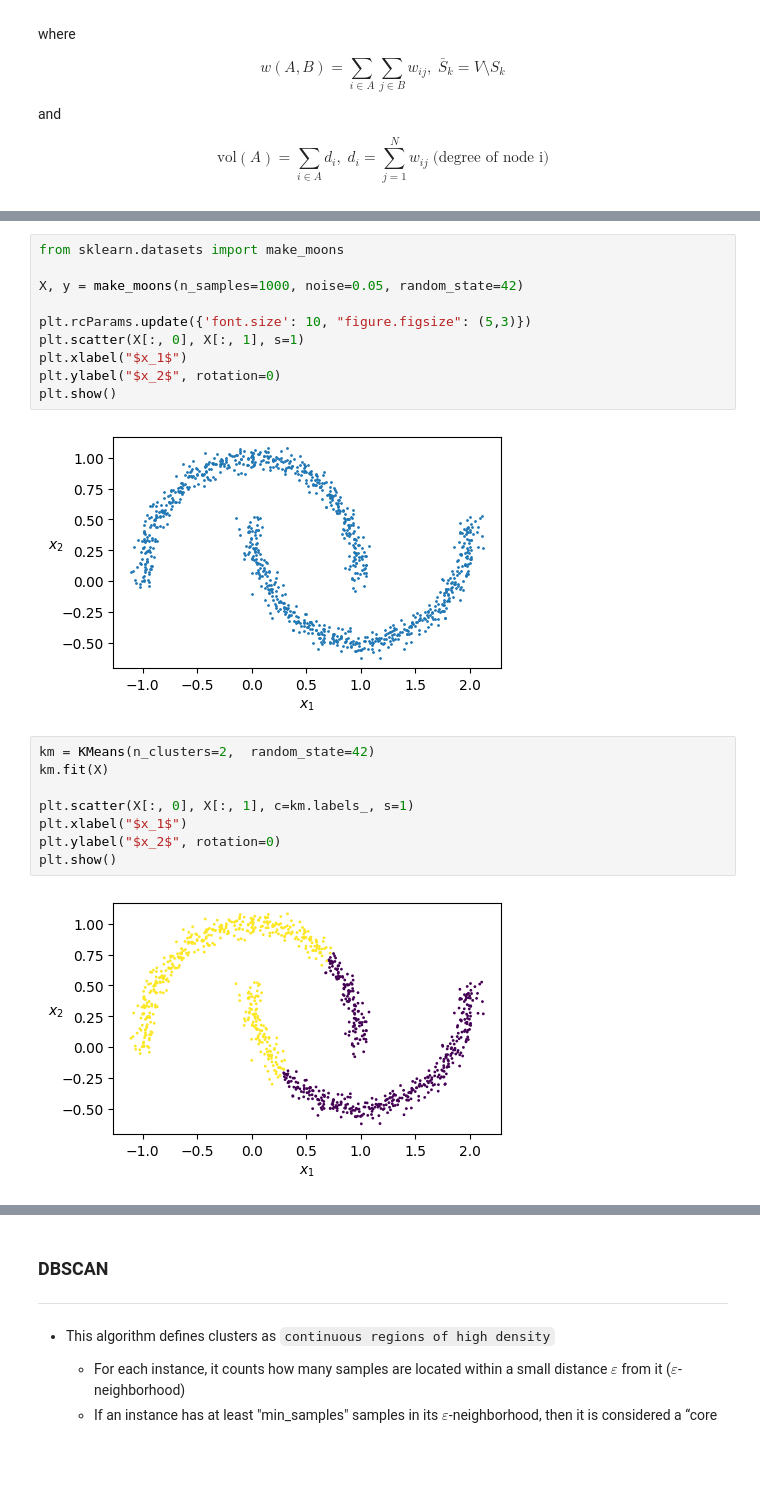
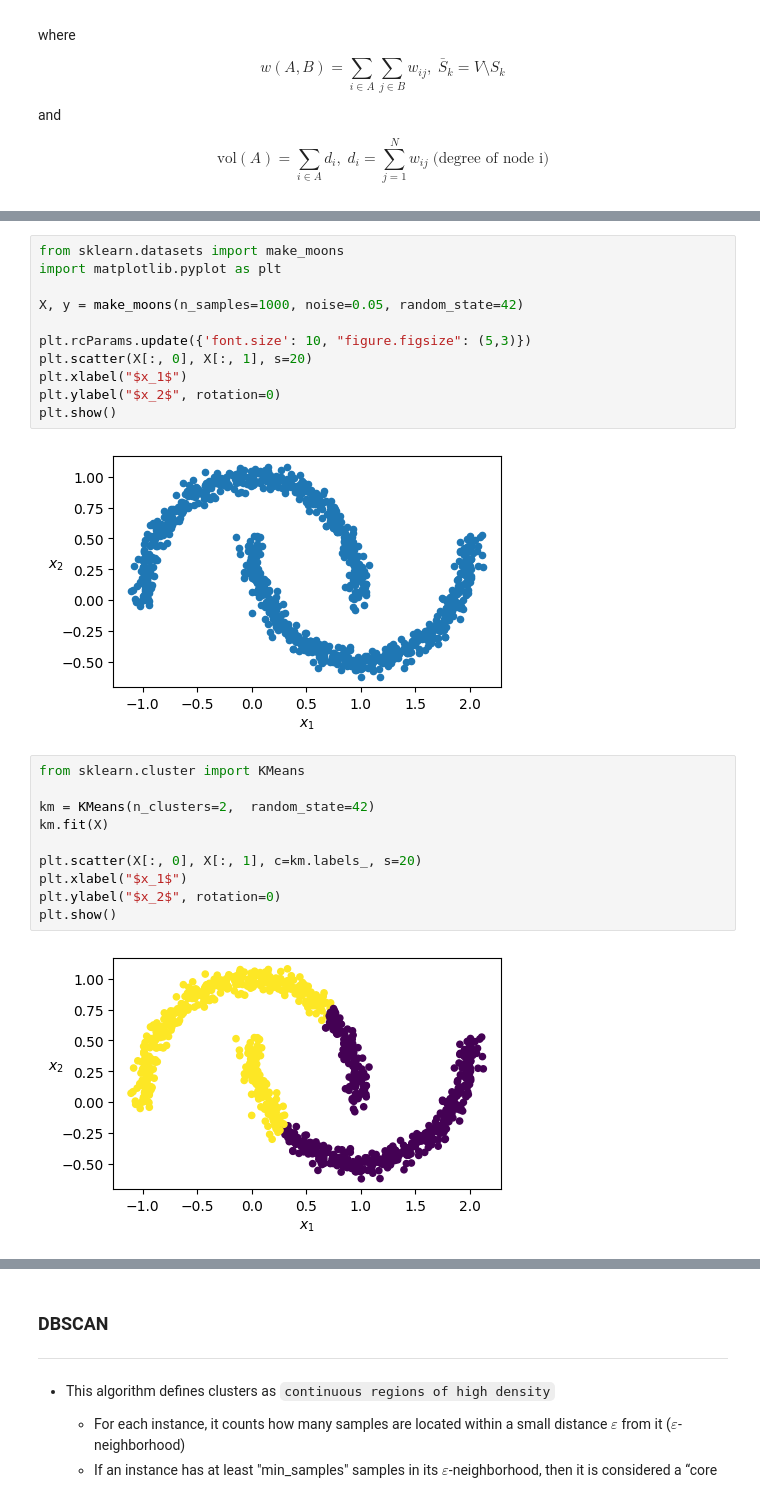
Before and after one commit to farhad-pourkamali/MATH6388, a Jupyter notebook: Lecture6_Clustering.ipynb, the cells around one changed output, grey strips where cells are left out. Saved outputs shown, nothing was run; the diff lists cells and outputs as text; blank space fills up the shorter version.

```diff
--- a/Lecture6_Clustering.ipynb
+++ b/Lecture6_Clustering.ipynb
@@ -258,25 +263,28 @@ $$ \mathbf{L}_{n} = \mathbf{D}^{-1/2}\big(\mathbf{D} - \mathbf{W}\big) \mathbf{D
 # %%
 from sklearn.datasets import make_moons
+import matplotlib.pyplot as plt
 
 X, y = make_moons(n_samples=1000, noise=0.05, random_state=42)
 
 plt.rcParams.update({'font.size': 10, "figure.figsize": (5,3)})
-plt.scatter(X[:, 0], X[:, 1], s=1)
+plt.scatter(X[:, 0], X[:, 1], s=20)
 plt.xlabel("$x_1$")
 plt.ylabel("$x_2$", rotation=0)
 plt.show()
 # %% [output]
-[figure, old version]
+[figure, new version]
 # %%
+from sklearn.cluster import KMeans
+
 km = KMeans(n_clusters=2,  random_state=42)
 km.fit(X)
 
-plt.scatter(X[:, 0], X[:, 1], c=km.labels_, s=1)
+plt.scatter(X[:, 0], X[:, 1], c=km.labels_, s=20)
 plt.xlabel("$x_1$")
 plt.ylabel("$x_2$", rotation=0)
 plt.show()
 # %% [output]
-[figure, old version]
+[figure, new version]
 # %%
 from sklearn.cluster import SpectralClustering
 
```
Also changed, not shown: parts of 25 cells of this notebook.
